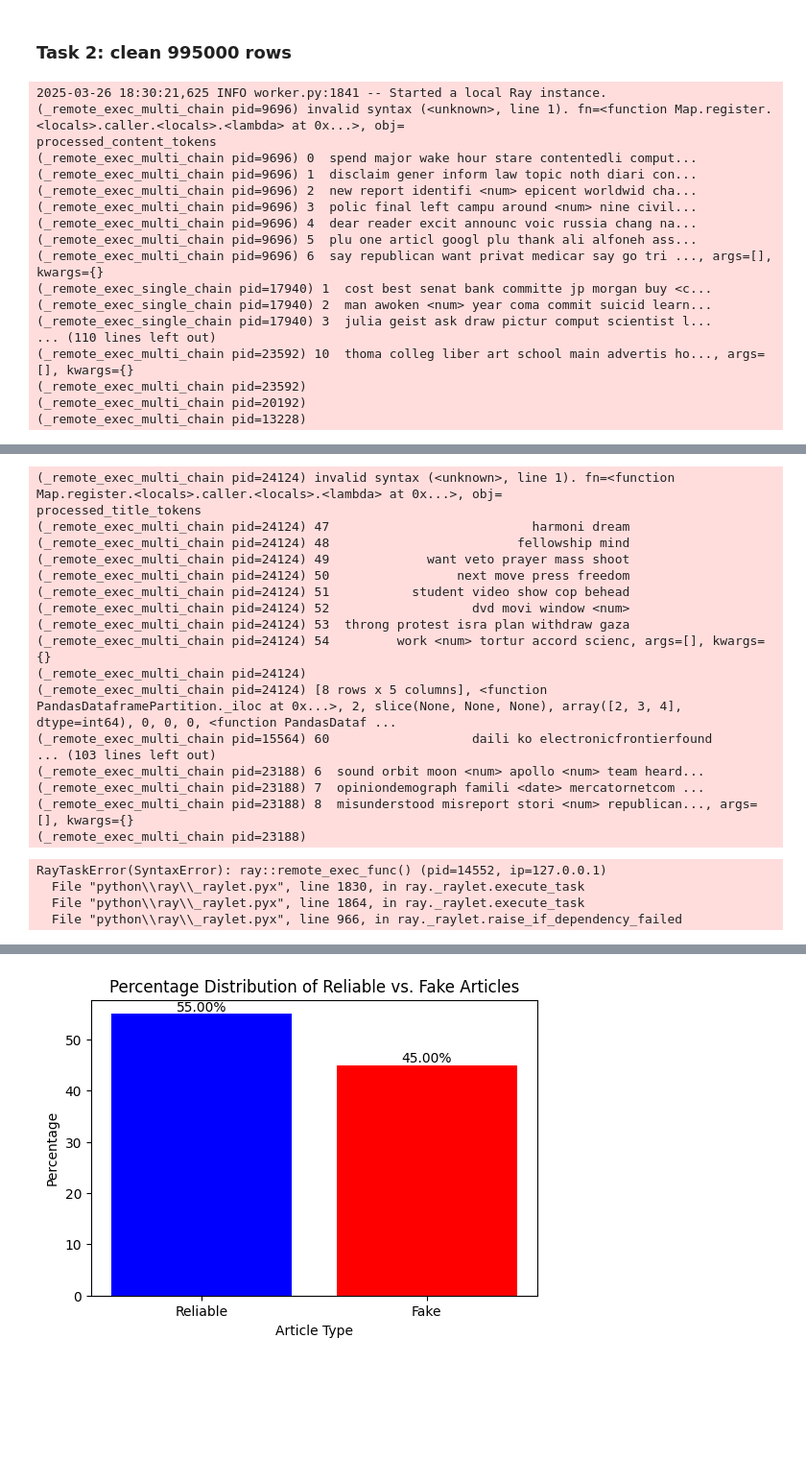
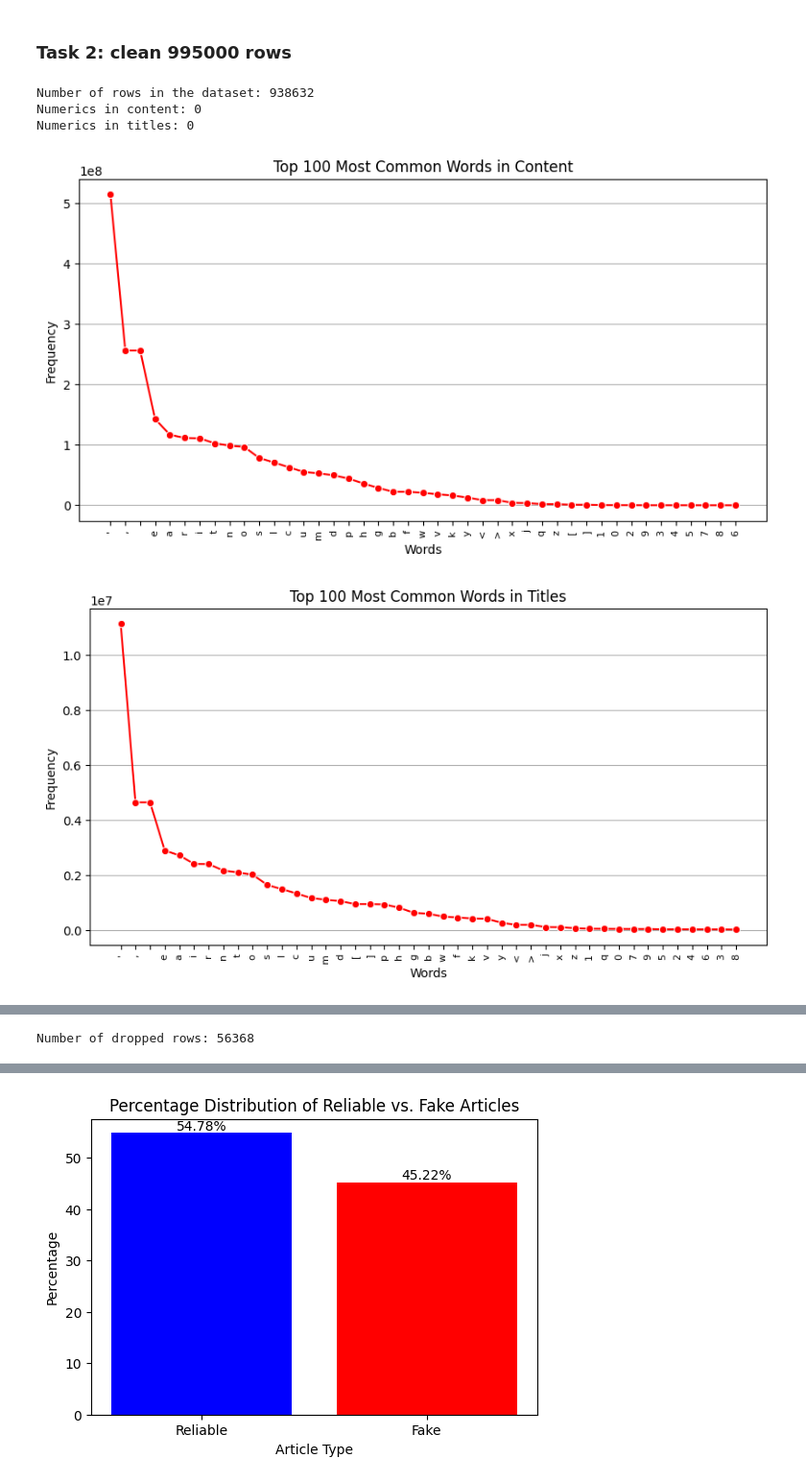
Before and after one commit to Feros47/GDS-Exam, a Jupyter notebook: fake-news.ipynb, the cells around one changed output, grey strips where cells are left out. Shown: that part at 96% size. Saved outputs shown, nothing was run; the diff lists cells and outputs as text; code cells hidden in the pictures; blank space fills up the shorter version.

```diff
--- a/fake-news.ipynb
+++ b/fake-news.ipynb
@@ -167,30 +166,33 @@ if not os.path.exists("Datasets/995000_rows_cleaned.csv"):
 
     # Write the header first
     with open(output_file, mode='w') as f:
-        f.write("id, processed_content_tokens, processed_title_tokens\n")
+        f.write("id,processed_content_tokens,processed_title_tokens,type,domain\n")
 
     # Process file in chunks, leveraging Modin parallelization inside each chunk
     reader = pd.read_csv(input_file,
                         chunksize=chunk_size,
-                        dtype={'id': str, 'content': str, 'title': str})
+                        dtype={'id': str, 'content': str, 'title': str, 'type': str, 'domain': str})
 
     for chunk_num, chunk in enumerate(reader, 1):
         # Convert chunk to Modin DataFrame for parallel processing
         modin_chunk = mpd.DataFrame(chunk)
 
-        # Drop rows with NaN content or title
-        modin_chunk.dropna(subset=['content', 'title'], inplace=True)
+        # Drop rows with NaN content, title type and domain
+        modin_chunk.dropna(subset=['content', 'title', 'type', 'domain'], inplace=True)
 
         # Ensure content is string type
         modin_chunk['content'] = modin_chunk['content'].astype(str)
         modin_chunk['title'] = modin_chunk['title'].astype(str)
+        modin_chunk['type'] = modin_chunk['type'].astype(str)
+        modin_chunk['domain'] = modin_chunk['domain'].astype(str)
 
         # Parallelize token processing
         modin_chunk['processed_content_tokens'] = modin_chunk['content'].apply(preprocess_pipeline)
         modin_chunk['processed_title_tokens'] = modin_chunk['title'].apply(preprocess_pipeline)
-
-        # Write processed data to file
-        modin_chunk[['id', 'processed_content_tokens', 'processed_title_tokens']].to_csv(
+        modin_chunk['type'] = modin_chunk['type'].apply(str)
+        modin_chunk['domain'] = modin_chunk['domain'].apply(str)
+        # Write processed data to filessed_title_tokens'].apply(ast.literal_eval)
+        modin_chunk[['id', 'processed_content_tokens', 'processed_title_tokens', 'type', 'domain']].to_csv(
             output_file, mode='a', index=False, header=False
         )
 
@@ -244,56 +246,41 @@ def plot_domain_with_type(df):
     plt.xlabel('Domain')
     plt.ylabel('Article Count')
     plt.show()
 
 # Read the cleaned large dataset
-df_large = mpd.read_csv("Datasets/995000_rows_cleaned.csv").head(100).copy()
-df_large[' processed_content_tokens'] = df_large[' processed_content_tokens'].apply(ast.literal_eval)
-df_large[' processed_title_tokens'] = df_large[' processed_title_tokens'].apply(ast.literal_eval)
-
+df_large = mpd.read_csv("Datasets/995000_rows_cleaned.csv").copy()
+df_large['processed_content_tokens'] = df_large['processed_content_tokens'].apply(ast.literal_eval)
+df_large['processed_title_tokens'] = df_large['processed_title_tokens'].apply(ast.literal_eval)
 
 #find number of rows in the dataset
 print(f"Number of rows in the dataset: {df_large.shape[0]}")
-# Add domain and type columns from the non-cleaned dataset
-df_large['domain'] = mpd.read_csv("Datasets/995000_rows.csv", usecols=['domain']).head(100).copy()
-df_large['type'] = mpd.read_csv("Datasets/995000_rows.csv", usecols=['type']).head(100).copy()
+
 
 # Build vocabularies for content and title (using original tokenized lists)
-vocab_content = build_vocabulary(df_large[' processed_content_tokens'])
-vocab_title = build_vocabulary(df_large[' processed_title_tokens'])
+vocab_content = build_vocabulary(df_large['processed_content_tokens'])
+vocab_title = build_vocabulary(df_large['processed_title_tokens'])
 print("Numerics in content:", vocab_content.get("<num>", 0))
 print("Numerics in titles:", vocab_title.get("<num>", 0))
 
 # Plot the top 100 most frequent words in content and title
 plot_freq(vocab_content, 100, "Top 100 Most Common Words in Content")
 plot_freq(vocab_title, 100, "Top 100 Most Common Words in Titles")
 
 # Plot domain distribution and article type
 plot_domain_with_type(df_large)
 
 # Plot the overall distribution of article types
 plt.figure(figsize=(8,5))
 df_large['type'].value_counts().plot.pie(autopct='%1.1f%%', title='Types Distribution')
 plt.ylabel('')
 plt.show()
 
 # Print number of dropped rows
 # (Assuming df_large was the result after dropping rows from the original dataset)
 print(f"Number of dropped rows: {mpd.read_csv('Datasets/995000_rows.csv').shape[0] - df_large.shape[0]}")
 # %% [output]
-2025-03-26 18:30:21,625 INFO worker.py:1841 -- Started a local Ray instance.
-(_remote_exec_multi_chain pid=9696) invalid syntax (<unknown>, line 1). fn=<function Map.register.<locals>.caller.<locals>.<lambda> at 0x...>, obj=                            processed_content_tokens
-(_remote_exec_multi_chain pid=9696) 0  spend major wake hour stare contentedli comput...
-(_remote_exec_multi_chain pid=9696) 1  disclaim gener inform law topic noth diari con...
-(_remote_exec_multi_chain pid=9696) 2  new report identifi <num> epicent worldwid cha...
-(_remote_exec_multi_chain pid=9696) 3  polic final left campu around <num> nine civil...
-(_remote_exec_multi_chain pid=9696) 4  dear reader excit announc voic russia chang na...
-(_remote_exec_multi_chain pid=9696) 5  plu one articl googl plu thank ali alfoneh ass...
-(_remote_exec_multi_chain pid=9696) 6  say republican want privat medicar say go tri ..., args=[], kwargs={}
-(_remote_exec_single_chain pid=17940) 1  cost best senat bank committe jp morgan buy <c...
-(_remote_exec_single_chain pid=17940) 2  man awoken <num> year coma commit suicid learn...
-(_remote_exec_single_chain pid=17940) 3  julia geist ask draw pictur comput scientist l...
-... (110 lines left out)
-(_remote_exec_multi_chain pid=23592) 10  thoma colleg liber art school main advertis ho..., args=[], kwargs={}
-(_remote_exec_multi_chain pid=23592)
-(_remote_exec_multi_chain pid=20192)
-(_remote_exec_multi_chain pid=13228)
+Number of rows in the dataset: 938632
+Numerics in content: 0
+Numerics in titles: 0
+[figure, added]
+[figure, added]
@@ -301,23 +291,3 @@ Number of rows in the dataset: 100
-(_remote_exec_multi_chain pid=24124) invalid syntax (<unknown>, line 1). fn=<function Map.register.<locals>.caller.<locals>.<lambda> at 0x...>, obj=                    processed_title_tokens
-(_remote_exec_multi_chain pid=24124) 47                           harmoni dream
-(_remote_exec_multi_chain pid=24124) 48                         fellowship mind
-(_remote_exec_multi_chain pid=24124) 49             want veto prayer mass shoot
-(_remote_exec_multi_chain pid=24124) 50                 next move press freedom
-(_remote_exec_multi_chain pid=24124) 51           student video show cop behead
-(_remote_exec_multi_chain pid=24124) 52                   dvd movi window <num>
-(_remote_exec_multi_chain pid=24124) 53  throng protest isra plan withdraw gaza
-(_remote_exec_multi_chain pid=24124) 54         work <num> tortur accord scienc, args=[], kwargs={}
-(_remote_exec_multi_chain pid=24124)
-(_remote_exec_multi_chain pid=24124) [8 rows x 5 columns], <function PandasDataframePartition._iloc at 0x...>, 2, slice(None, None, None), array([2, 3, 4], dtype=int64), 0, 0, 0, <function PandasDataf ...
-(_remote_exec_multi_chain pid=15564) 60                   daili ko electronicfrontierfound
-... (103 lines left out)
-(_remote_exec_multi_chain pid=23188) 6  sound orbit moon <num> apollo <num> team heard...
-(_remote_exec_multi_chain pid=23188) 7  opiniondemograph famili <date> mercatornetcom ...
-(_remote_exec_multi_chain pid=23188) 8  misunderstood misreport stori <num> republican..., args=[], kwargs={}
-(_remote_exec_multi_chain pid=23188)
+Number of dropped rows: 56368
-RayTaskError(SyntaxError): ray::remote_exec_func() (pid=14552, ip=127.0.0.1)
-  File "python\\ray\\_raylet.pyx", line 1830, in ray._raylet.execute_task
-  File "python\\ray\\_raylet.pyx", line 1864, in ray._raylet.execute_task
-  File "python\\ray\\_raylet.pyx", line 966, in ray._raylet.raise_if_dependency_failed
 # %%
 # Re-join token lists into strings for saving
```
Also changed, not shown: parts of 6 cells of this notebook.
